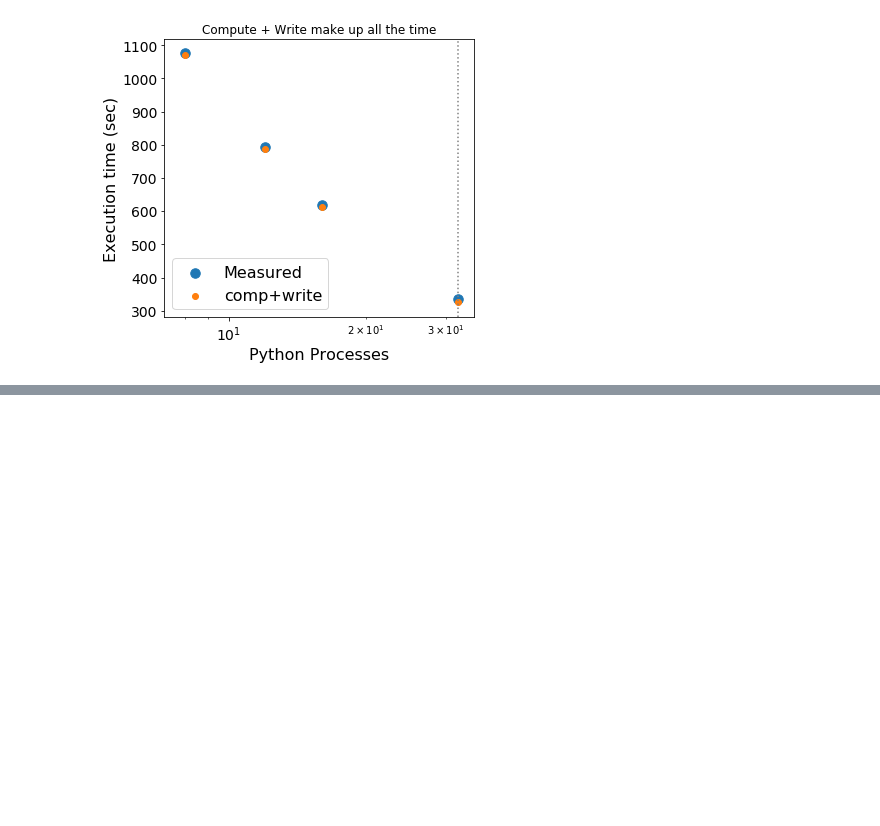
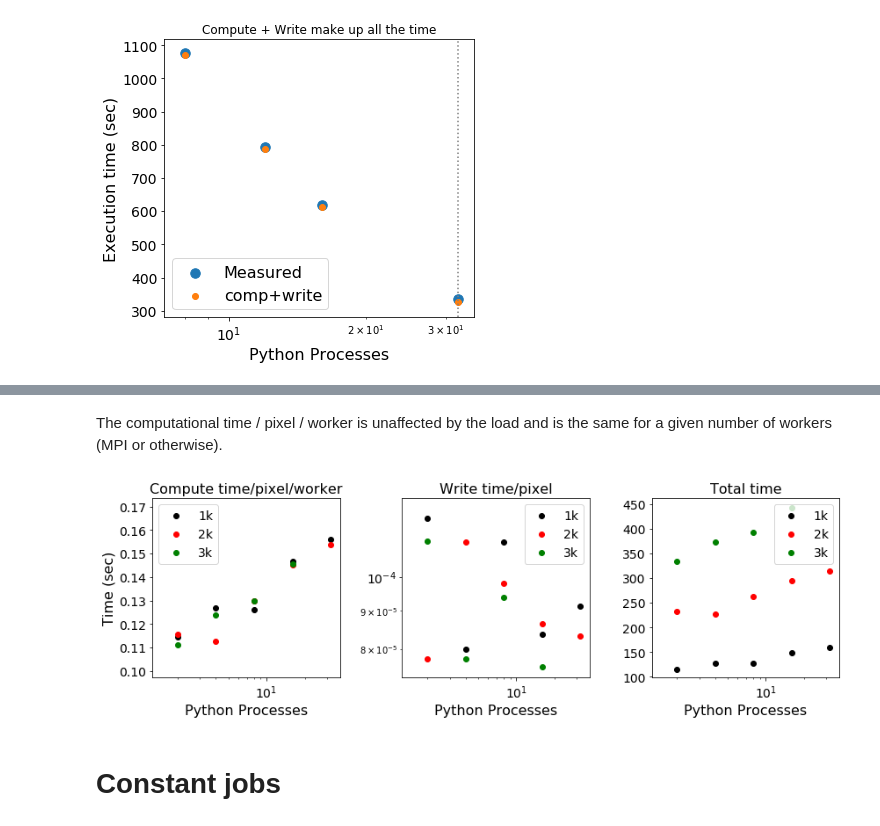
Before and after one commit to pycroscopy/distUSID, a Jupyter notebook: giv_bayesian/output/Benchmark_analysis.ipynb, the cells around one changed output, grey strips where cells are left out. Saved outputs shown, nothing was run; the diff lists cells and outputs as text; code cells hidden in the pictures; blank space fills up the shorter version.

```diff
--- a/giv_bayesian/output/Benchmark_analysis.ipynb
+++ b/giv_bayesian/output/Benchmark_analysis.ipynb
@@ -311,0 +380,30 @@ fig.tight_layout()
+# %%
+scaled_2_procs, scaled_2_compute_mean, _, scaled_2_write_mean, _, scaled_2_total_times = parse_logs_for_series('GIV2xscaledJobs')
+# %%
+scaled_3_procs, scaled_3_compute_mean, _, scaled_3_write_mean, _, scaled_3_total_times = parse_logs_for_series('GIV3xscaledJobs')
+# %% [markdown]
+The computational time / pixel / worker is unaffected by the load and is the same for a given number of workers (MPI or otherwise).
+# %%
+fig, axes = plt.subplots(ncols=3, figsize=(12, 4))
+axes.flat[0].set_ylabel('Time (sec)', fontsize=16)
+axes.flat[1].set_yscale('log')
+for axis, jobs_1, jobs_2, jobs_3, qty_name in zip(axes.flat,
+                                                  [scaled_compute_mean, scaled_write_mean, scaled_total_times],
+                                                  [scaled_2_compute_mean, scaled_2_write_mean, scaled_2_total_times],
+                                                  [scaled_3_compute_mean, scaled_3_write_mean, scaled_3_total_times],
+                                                  ['Compute time/pixel/worker', 'Write time/pixel', 'Total time']):
+    #axis.scatter(ranks, mean_vals)
+    axis.scatter(scaled_procs, jobs_1, color='black', label='1k')
+    axis.scatter(scaled_2_procs, jobs_2, color='red', label='2k')
+    axis.scatter(scaled_3_procs, jobs_3, color='green', label='3k')
+    axis.set_xscale('log')
+    axis.legend(fontsize=14)
+    axis.set_title(qty_name, fontsize=16)
+    axis.set_xlabel('Python Processes', fontsize=16)
+
+usid.plot_utils.set_tick_font_size(axes, 14)
+fig.tight_layout()
+# %% [output]
+[figure, added]
+# %% [markdown]
+# Constant jobs
```
Also changed, not shown: parts of 8 cells of this notebook.
